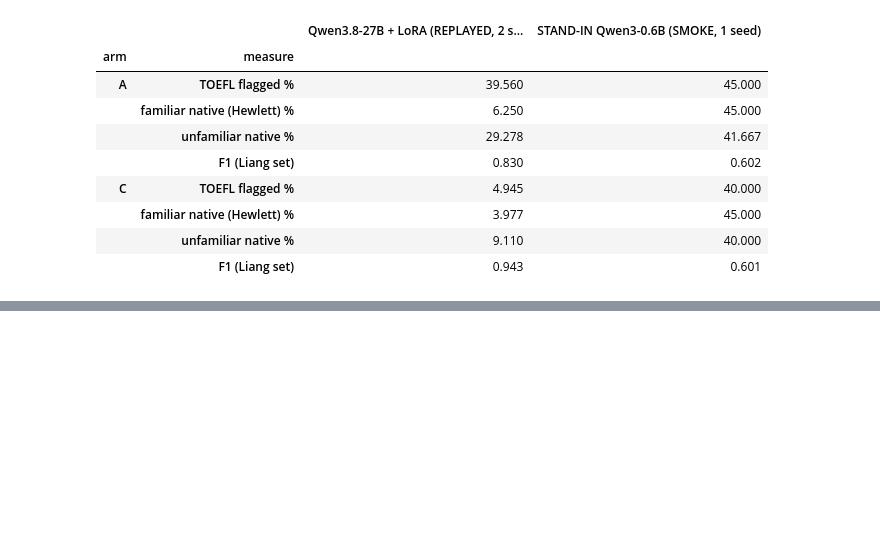
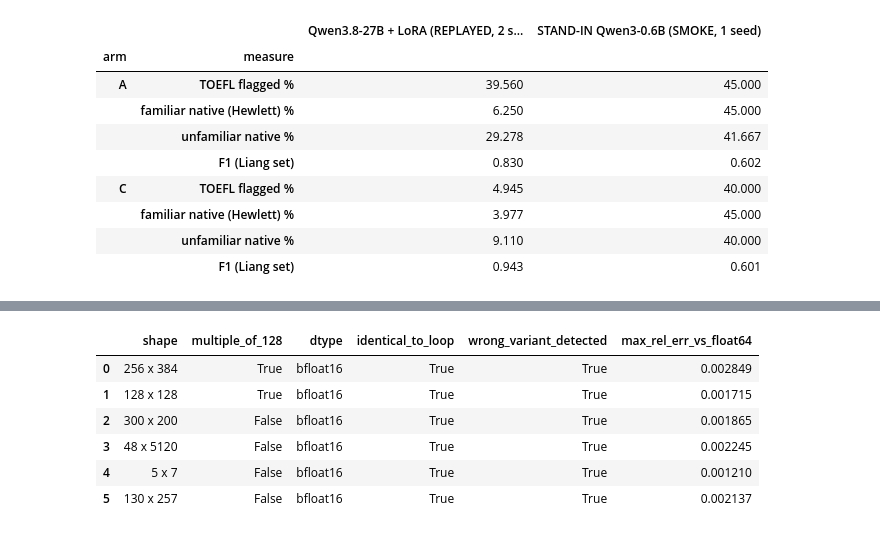
Before and after one commit to SheridanLu/detecting-the-detector, a Jupyter notebook: notebooks/04_lora_qwen.ipynb, the cells around one changed output, grey strips where cells are left out. Saved outputs shown, nothing was run; the diff lists cells and outputs as text; code cells hidden in the pictures; blank space fills up the shorter version.

Commit message:
Notebook 04: real Qwen3.8-27B part for a >=80 GB Colab GPU (inference reproduction, optional re-training); README fixes

```diff
--- a/notebooks/04_lora_qwen.ipynb
+++ b/notebooks/04_lora_qwen.ipynb
@@ -764,0 +915,95 @@ Notebook finished in 305 s (mode SMOKE, device cpu).
+# %%
+import importlib.util
+t_pre = time.time()
+# 1. conversion formula on synthetic numbers
+try:
+    import torch
+    g = torch.Generator().manual_seed(0); res = []
+    for o, i in [(256, 384), (128, 128), (300, 200), (48, 5120), (5, 7), (130, 257)]:
+        w = (torch.randn(o, i, generator=g) * 3).to(torch.float8_e4m3fn)
+        s = (torch.rand(-(-o // 128), -(-i // 128), generator=g) * 0.01 + 1e-4).to(torch.bfloat16)
+        a = LQ.dequant_fp8_block(w, s); b = LQ.dequant_reference_loop(w, s)
+        se = s.float().repeat_interleave(128, 0)[:o].repeat_interleave(128, 1)[:, :i]
+        wrong = (w.float() / se).to(torch.bfloat16)        # a plausible mistake: DIVIDING by the 'scale_inv' tensor
+        res.append(dict(shape=f"{o} x {i}", multiple_of_128=o % 128 == 0 and i % 128 == 0, dtype=str(a.dtype).replace("torch.", ""),
+                        identical_to_loop=bool(torch.equal(a, b)), wrong_variant_detected=bool(not torch.equal(a, wrong)),
+                        max_rel_err_vs_float64=float(((a.double() - w.double() * se.double()).abs().max() / (w.double() * se.double()).abs().max()))))
+    RES_DQ = pd.DataFrame(res); display(RES_DQ)
+    ok = RES_DQ.identical_to_loop.all() and (RES_DQ.dtype == "bfloat16").all() and RES_DQ.wrong_variant_detected.all() \
+        and (~RES_DQ.multiple_of_128).any() and (RES_DQ.max_rel_err_vs_float64 <= 2 ** -8).all()
+    P4_CHECKS.append(("4.0", "conversion formula = block-by-block reference, bf16 rounding only (6 shapes, 4 not multiples of 128); dividing by the scale is detected", "PASS" if ok else "FAIL"))
+except Exception as e:
+    print(f"conversion check could not run: {type(e).__name__}: {e}")
+    P4_CHECKS.append(("4.0", "conversion formula on synthetic numbers", "FAIL"))
+
+# 2. tensor selection on the real repo (index + headers, no weights)
+try:
+    from huggingface_hub import snapshot_download
+    snapshot_download(LQ.BASE_REPO, revision=LQ.BASE_REVISION, local_dir=str(SMALL_DIR),
+                      allow_patterns=["config.json", "model.safetensors.index.json", "tokenizer*", "vocab.json", "merges.txt",
+                                      "chat_template.jinja", "generation_config.json", "crc32.txt"])
+    WM27, HEADS27 = LQ.shard_headers_from_hub()
+    plan_checks, KEPT27, plan_sum = LQ.check_plan(WM27, HEADS27)
+    print(f"{LQ.BASE_REPO} @ {LQ.BASE_REVISION[:10]}: {plan_sum['index_entries']:,} index entries in {len(HEADS27)} shards -> "
+          f"{plan_sum['dequant']} FP8 tensors converted to bf16, {plan_sum['keep']} kept unchanged, {plan_sum['drop']} scale tensors "
+          f"dropped ({plan_sum['non_multiple_of_128']} FP8 tensors with a size that is not a multiple of 128)")
+    display(pd.DataFrame(plan_checks, columns=["check", "ok"]))
+    print("Tensors kept unchanged (all bf16 in the repo), grouped:")
+    with pd.option_context("display.max_rows", 40):
+        display(KEPT27)
+    ok = all(c for _, c in plan_checks) and plan_sum["dequant"] == 407 and plan_sum["keep"] == 792 and plan_sum["drop"] == 407
+    P4_CHECKS.append(("4.0", "real repo: 407 FP8 weights, each with a scale of the right shape; 792 kept; 407 scales dropped", "PASS" if ok else "FAIL"))
+except Exception as e:
+    print(f"SKIPPED tensor-selection check (needs internet access to huggingface.co): {type(e).__name__}: {str(e)[:150]}")
+    P4_CHECKS.append(("4.0", "real repo: tensor selection", "SKIPPED"))
+
+# 3. the real architecture on the meta device
+if importlib.util.find_spec("transformers.models.qwen3_5") is None or not (SMALL_DIR / "config.json").exists():
+    print("SKIPPED meta-device check: transformers without Qwen3.5 classes, or the config could not be downloaded.")
+    P4_CHECKS.append(("4.0", "real 27B architecture on the meta device", "SKIPPED"))
+else:
+    akeys = HEADERS["seed0_A_n4000"].name.tolist() if HEADERS.get("seed0_A_n4000") is not None else None
+    MC = LQ.meta_model_checks(SMALL_DIR, akeys)
+    print(f"{MC['model_class']} built on the meta device: {MC['base_params']:,} numbers; with LoRA: {MC['trainable']:,} trainable "
+          f"of {MC['total']:,} ({MC['trainable'] / MC['total']:.3%}); model tensors not in the checkpoint: {MC['model_not_in_checkpoint']}; "
+          f"checkpoint tensors the model does not use: {len(MC['checkpoint_not_in_model'])} (lm_head + MTP head)")
+    P4_CHECKS.append(("4.0", "meta model + LoRA recipe: 124,741,120 trainable parameters (as printed by the original run)",
+                      "PASS" if MC["trainable"] == LQ.EXPECTED_TRAINABLE else "FAIL"))
+    P4_CHECKS.append(("4.0", "meta model: only 'score.weight' missing from the checkpoint; unused = lm_head + mtp.*",
+                      "PASS" if MC["model_not_in_checkpoint"] == ["score.weight"] and all(k == "lm_head.weight" or k.startswith("mtp.")
+                                                                                     for k in MC["checkpoint_not_in_model"]) else "FAIL"))
+    if akeys is None:
+        print("SKIPPED adapter-name comparison: no adapter header from Part 2 (no Hugging Face token).")
+        P4_CHECKS.append(("4.0", "meta model: tensor names = archived adapter seed0_A_n4000", "SKIPPED"))
+    else:
+        print(f"adapter seed0_A_n4000: {len(akeys)} tensor names in the file, {MC['peft_keys']} in the meta model; "
+              f"only in file {MC['adapter_keys_only_in_file']}, only in model {MC['adapter_keys_only_in_model']}")
+        P4_CHECKS.append(("4.0", "meta model: 1,213 tensor names = archived adapter seed0_A_n4000", "PASS" if MC["adapter_keys_equal"] else "FAIL"))
+
+# 4. the tolerances can fail: every pair of different archived runs, and each run against itself
+E1N = 925
+arch = {D.run_name(a, s): D.load_preds("Qwen27B", a, s).iloc[:E1N] for a in "ABCD" for s in D.SEEDS["Qwen27B"]}
+pairs = [LQ.compare_scores(arch[x], arch[y]) | dict(x=x, y=y) for i, x in enumerate(arch) for y in list(arch)[i + 1:]]
+PAIRS = pd.DataFrame(pairs)
+selfp = [LQ.compare_scores(arch[x], arch[x])["result"] for x in arch]
+closest = PAIRS.sort_values("same_decision_at_0.5").iloc[-1]
+print(f"Tolerances {LQ.REPRO_TOL} applied to the {len(PAIRS)} pairs of different archived runs (925 Liang essays): "
+      f"{(PAIRS.result == 'FAIL').sum()} FAIL, {(PAIRS.result == 'PASS').sum()} PASS. Closest pair {closest.x} vs {closest.y}: "
+      f"Pearson {closest.pearson:.3f}, Spearman {closest.spearman:.3f}, mean |diff| {closest.mean_abs_diff:.3f}, "
+      f"same decision {closest['same_decision_at_0.5']:.1%}. Each run against itself: {selfp.count('PASS')} of {len(selfp)} PASS.")
+T = LQ.REPRO_TOL
+alone = {"Pearson": (PAIRS.pearson >= T["pearson"]).sum(), "Spearman": (PAIRS.spearman >= T["spearman"]).sum(),
+         "mean |diff|": (PAIRS.mean_abs_diff <= T["mean_abs_diff"]).sum(), "same decision": (PAIRS["same_decision_at_0.5"] >= T["agree"]).sum()}
+print("pairs of different runs that pass ONE measure alone:", alone)
+P4_CHECKS.append(("4.0", "tolerances FAIL on all 28 pairs of different archived runs (each of the 4 score measures alone too) and PASS on identical scores",
+                  "PASS" if (PAIRS.result == "FAIL").all() and len(PAIRS) == 28 and selfp.count("PASS") == len(selfp)
+                  and all(v == 0 for v in alone.values()) else "FAIL"))
+TIMES["Part 4.0 pre-flight"] = time.time() - t_pre
+# %% [output]
+|  | shape | multiple_of_128 | dtype | identical_to_loop | wrong_variant_detected | max_rel_err_vs_float64 |
+| 0 | 256 x 384 | True | bfloat16 | True | True | 0.002849 |
+| 1 | 128 x 128 | True | bfloat16 | True | True | 0.001715 |
+| 2 | 300 x 200 | False | bfloat16 | True | True | 0.001865 |
+| 3 | 48 x 5120 | False | bfloat16 | True | True | 0.002245 |
+| 4 | 5 x 7 | False | bfloat16 | True | True | 0.001210 |
+| 5 | 130 x 257 | False | bfloat16 | True | True | 0.002137 |
```
Also changed, not shown: parts of 19 cells of this notebook, 4 other files.
